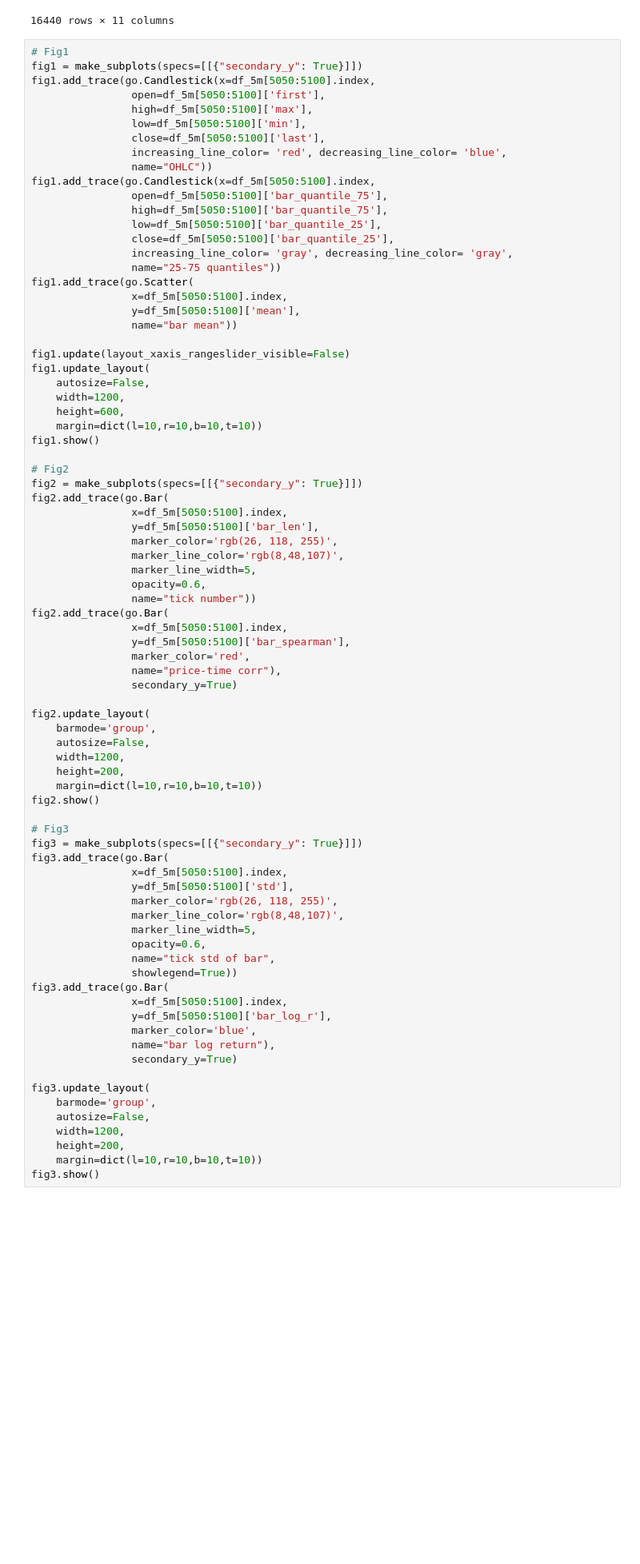
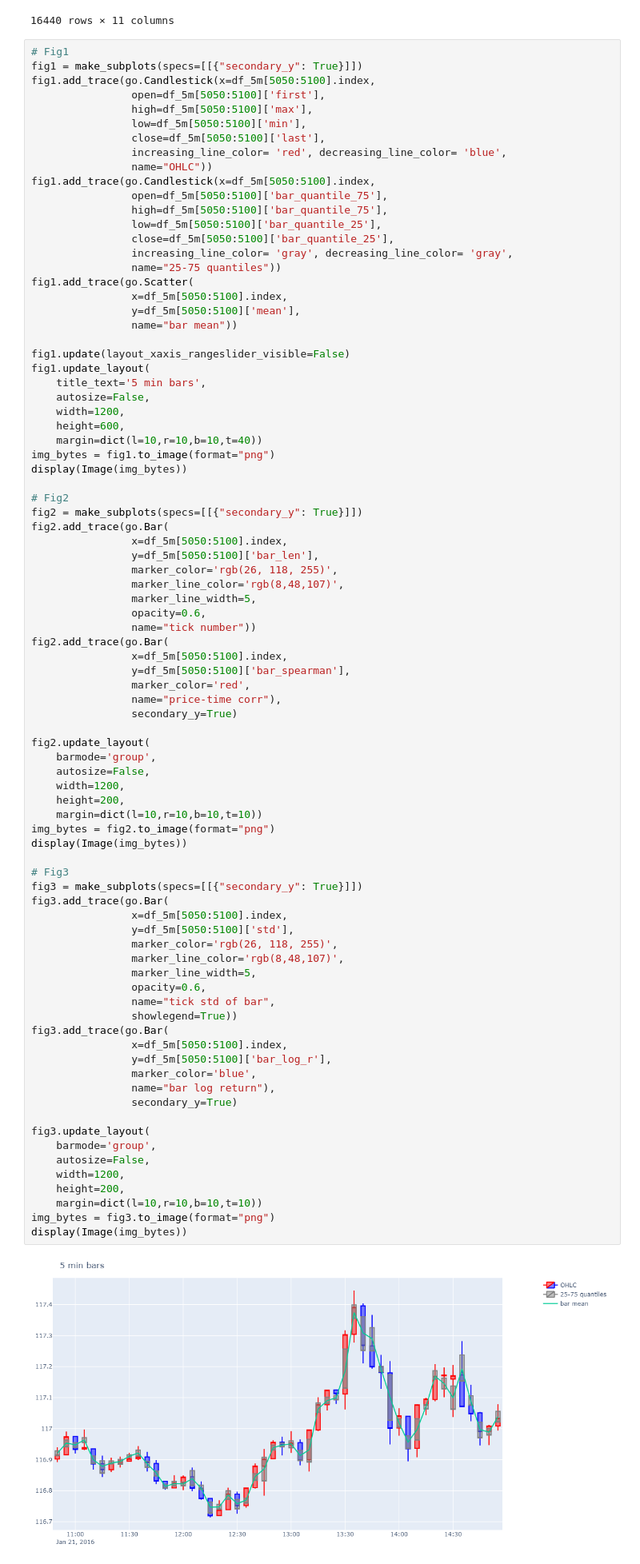
Before and after one commit to sinusgamma/bars_with_deep_learning, a Jupyter notebook: ts_bars.ipynb, the cells around one changed output. Shown at 80% size. Cells and saved outputs as stored; diff of their text form; blank space fills up the shorter version.

Commit message:
static charts

```diff
--- a/ts_bars.ipynb
+++ b/ts_bars.ipynb
@@ -164,11 +165,13 @@ fig1.add_trace(go.Scatter(
 
 fig1.update(layout_xaxis_rangeslider_visible=False)
 fig1.update_layout(
+    title_text='5 min bars',
     autosize=False,
     width=1200,
     height=600,
-    margin=dict(l=10,r=10,b=10,t=10))
-fig1.show()
+    margin=dict(l=10,r=10,b=10,t=40))
+img_bytes = fig1.to_image(format="png")
+display(Image(img_bytes))
 
 # Fig2
 fig2 = make_subplots(specs=[[{"secondary_y": True}]])
@@ -191,32 +194,36 @@ fig2.update_layout(
     barmode='group',
     autosize=False,
     width=1200,
     height=200,
     margin=dict(l=10,r=10,b=10,t=10))
-fig2.show()
+img_bytes = fig2.to_image(format="png")
+display(Image(img_bytes))
 
 # Fig3
 fig3 = make_subplots(specs=[[{"secondary_y": True}]])
 fig3.add_trace(go.Bar(
                 x=df_5m[5050:5100].index,
                 y=df_5m[5050:5100]['std'],
                 marker_color='rgb(26, 118, 255)',
                 marker_line_color='rgb(8,48,107)',
                 marker_line_width=5,
                 opacity=0.6,
                 name="tick std of bar",
                 showlegend=True))
 fig3.add_trace(go.Bar(
                 x=df_5m[5050:5100].index,
                 y=df_5m[5050:5100]['bar_log_r'],
                 marker_color='blue',
                 name="bar log return"),
                 secondary_y=True)
 
 fig3.update_layout(
     barmode='group',
     autosize=False,
     width=1200,
     height=200,
     margin=dict(l=10,r=10,b=10,t=10))
-fig3.show()
+img_bytes = fig3.to_image(format="png")
+display(Image(img_bytes))
+# %% [output]
+[figure, added]
```
Also changed, not shown: parts of 5 cells of this notebook.
